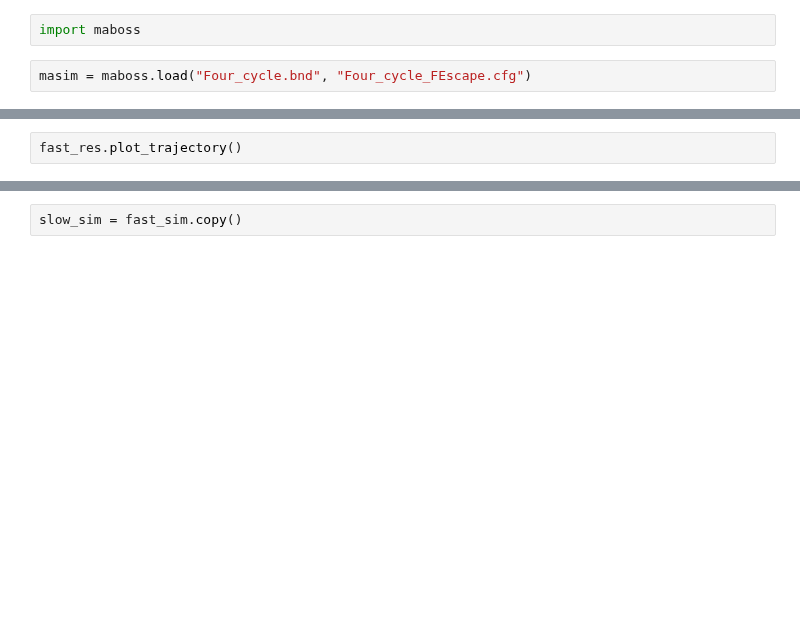
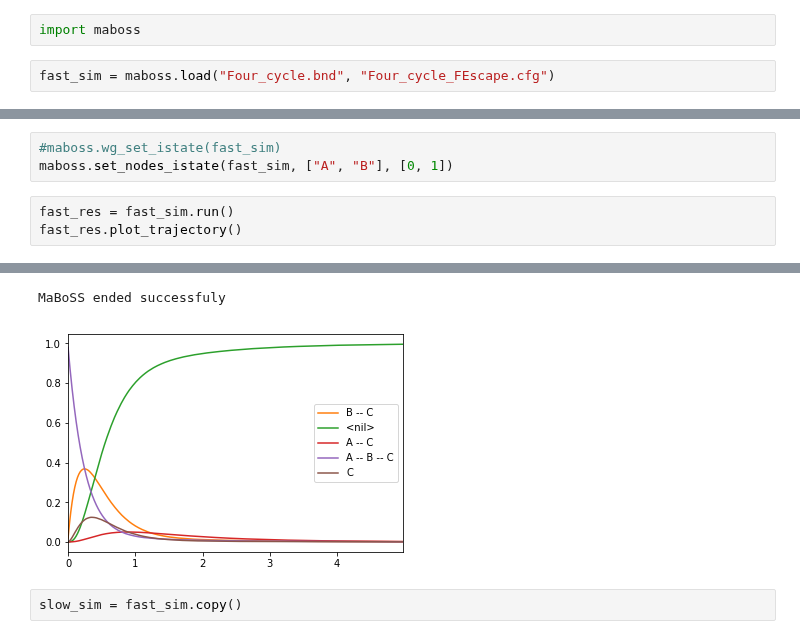
Before and after one commit to colomoto/colomoto-docker, a Jupyter notebook: tutorials/MaBoSS/Toy Example.ipynb, the cells around one changed output, grey strips where cells are left out. Saved outputs shown, nothing was run; the diff lists cells and outputs as text; blank space fills up the shorter version.

```diff
--- a/tutorials/MaBoSS/Toy Example.ipynb
+++ b/tutorials/MaBoSS/Toy Example.ipynb
@@ -1,4 +1,4 @@
 # %%
 import maboss
 # %%
-masim = maboss.load("Four_cycle.bnd", "Four_cycle_FEscape.cfg")
+fast_sim = maboss.load("Four_cycle.bnd", "Four_cycle_FEscape.cfg")
@@ -14,3 +5,7 @@ for nd in nodes:
+# %%
+#maboss.wg_set_istate(fast_sim)
+maboss.set_nodes_istate(fast_sim, ["A", "B"], [0, 1])
 # %%
+fast_res = fast_sim.run()
 fast_res.plot_trajectory()
 # %% [output]
@@ -19,3 +12,5 @@ fast_res.plot_trajectory()
+MaBoSS ended successfuly
+[figure, added]
 # %%
 slow_sim = fast_sim.copy()
 # %%
```
Also changed, not shown: parts of 4 cells of this notebook.
